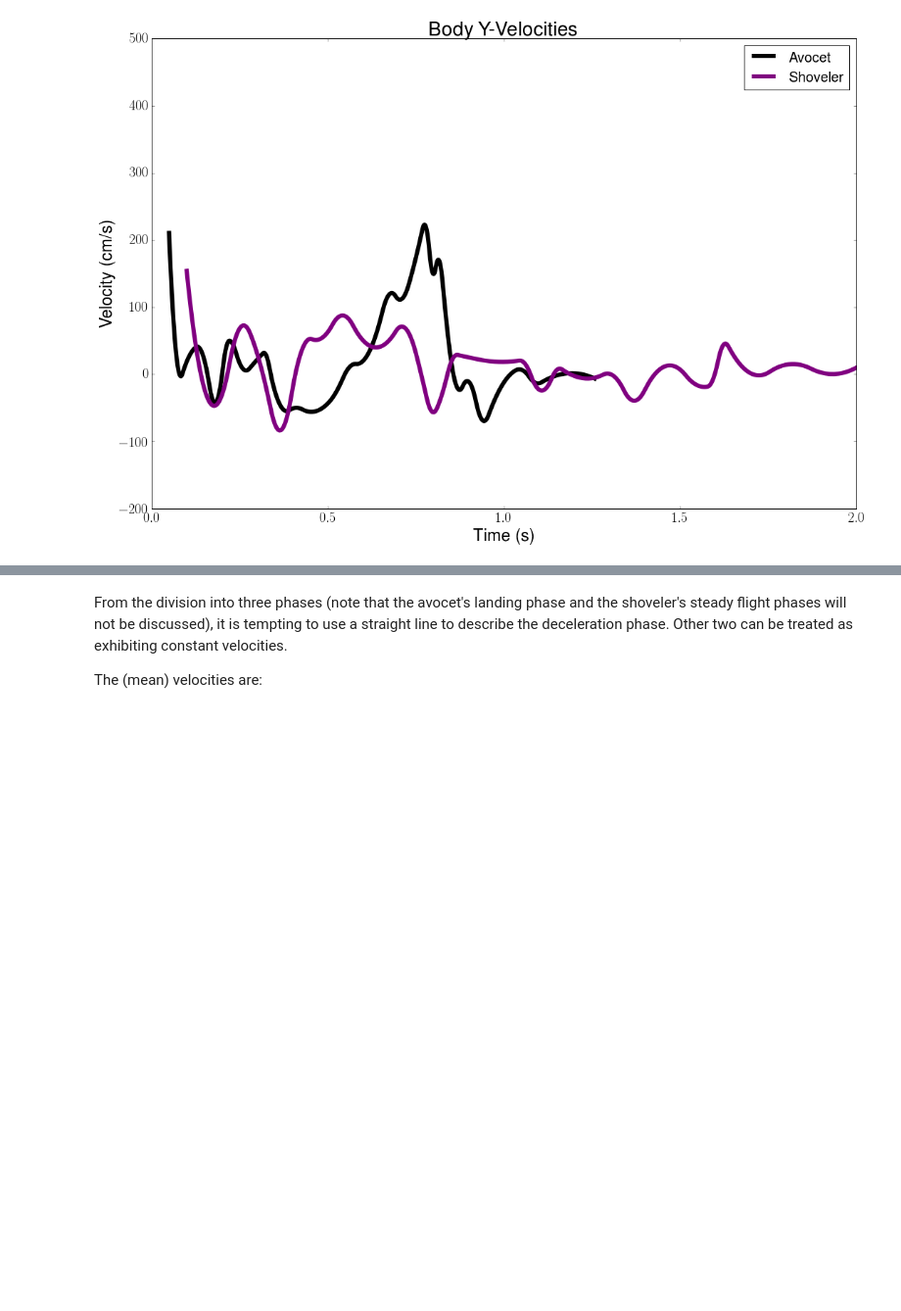
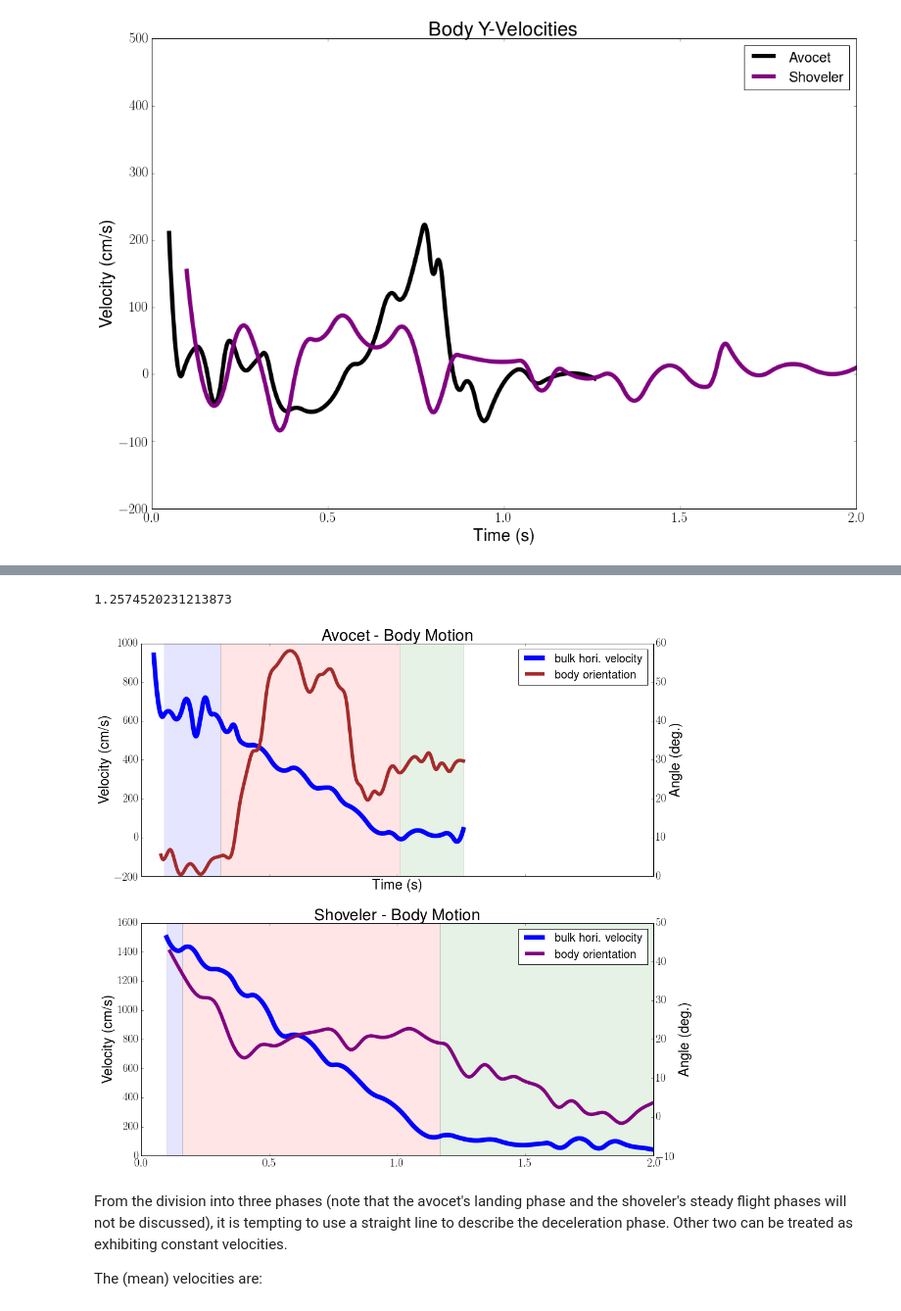
Before and after one commit to Ravirajadrangi/Biomechanics-of-Flight., a Jupyter notebook: others/estimates.ipynb, the cells around one changed output, grey strips where cells are left out. Shown: that part at 98% size. Saved outputs shown, nothing was run; the diff lists cells and outputs as text; code cells hidden in the pictures; blank space fills up the shorter version.

Commit message:
beautified plots

```diff
--- a/others/estimates.ipynb
+++ b/others/estimates.ipynb
@@ -65,3 +39,68 @@ sho_b_ld_v = np.mean(sho_ne_df['vx'][t2_s:])
+# %%
+avo_ne_df['t'][avo_ne_df.index[-1]]
+# %% [output]
+1.2574520231213873
+# %%
+fig, ax = plt.subplots(2, 1, sharex=True, figsize=(16,16))
+
+t0_a,t1_a,t2_a = 20,130,480
+avo_tsf = avo_ne_df['t'][t0_a]
+avo_tde = avo_ne_df['t'][t1_a]
+avo_tld = avo_ne_df['t'][t2_a]
+avo_ted = avo_ne_df['t'][avo_ne_df.index[-1]]
+
+ax[0].set_title('Avocet - Body Motion'); ax[0].set_xlabel('Time (s)'); ax[0].set_ylabel('Velocity (cm/s)')
+avo_1 = ax[0].plot(avo_ne_df['t'],avo_ne_df['vx'],c='b',lw=8,label='bulk hori. velocity')
+
+ax[0].axvspan(avo_tsf, avo_tde, alpha=0.1, facecolor='b')
+ax[0].axvspan(avo_tde, avo_tld, alpha=0.1, facecolor='r')
+ax[0].axvspan(avo_tld, avo_ted, alpha=0.1, facecolor='g')
+
+ax[0].legend()
+
+avo_b_sf_v = np.mean(avo_ne_df['vx'][t0_a:t1_a])
+avo_b_de_v = np.mean(avo_ne_df['vx'][t1_a:t2_a])
+avo_b_ld_v = np.mean(avo_ne_df['vx'][t2_a:])
+
+###
+t1_s,t2_s = 15,255
+sho_tsf = sho_ne_df['t'][0]
+sho_tde = sho_ne_df['t'][t1_s]
+sho_tld = sho_ne_df['t'][t2_s]
+sho_ted = sho_ne_df['t'][sho_ne_df.index[-1]]
+
+ax[1].set_title('Shoveler - Body Motion'); ax[1].set_ylabel('Velocity (cm/s)')
+sho_1 = ax[1].plot(sho_ne_df['t'],sho_ne_df['vx'],c='b',lw=8,label='bulk hori. velocity')
+
+ax[1].axvspan(sho_tsf, sho_tde, alpha=0.1, facecolor='b')
+ax[1].axvspan(sho_tde, sho_tld, alpha=0.1, facecolor='r')
+ax[1].axvspan(sho_tld, sho_ted, alpha=0.1, facecolor='g')
+
+ax[1].legend()
+
+### rotation
+ax2 = ax[0].twinx()
+avo_2 = ax2.plot(avo_ro_df['t'], avo_ro_df['px'],c='brown',lw=6,label='body orientation')
+ax2.set_xlabel('Time (s)'); ax2.set_ylabel('Angle (deg.)')
+
+avol = avo_1+avo_2
+labs = [l.get_label() for l in avol]
+ax[0].legend(avol, labs, loc=0)
+
+ax3 = ax[1].twinx()
+sho_2 = ax3.plot(sho_ro_df['t'],-sho_ro_df['px'],c='purple',lw=6,label='body orientation')
+ax3.set_xlabel('Time (s)'); ax3.set_ylabel('Angle (deg.)')
+
+shol = sho_1+sho_2
+labs = [l.get_label() for l in avol]
+ax[1].legend(shol, labs, loc=0)
+
+##
+sho_b_sf_v = np.mean(sho_ne_df['vx'][:t1_s])
+sho_b_de_v = np.mean(sho_ne_df['vx'][t1_s:t2_s])
+sho_b_ld_v = np.mean(sho_ne_df['vx'][t2_s:])
+# %% [output]
+[figure, added]
 # %% [markdown]
 From the division into three phases (note that the avocet's landing phase and the shoveler's steady flight phases will not be discussed), it is tempting to use a straight line to describe the deceleration phase. Other two can be treated as exhibiting constant velocities.
 
```
Also changed, not shown: parts of 1 cell of this notebook.
